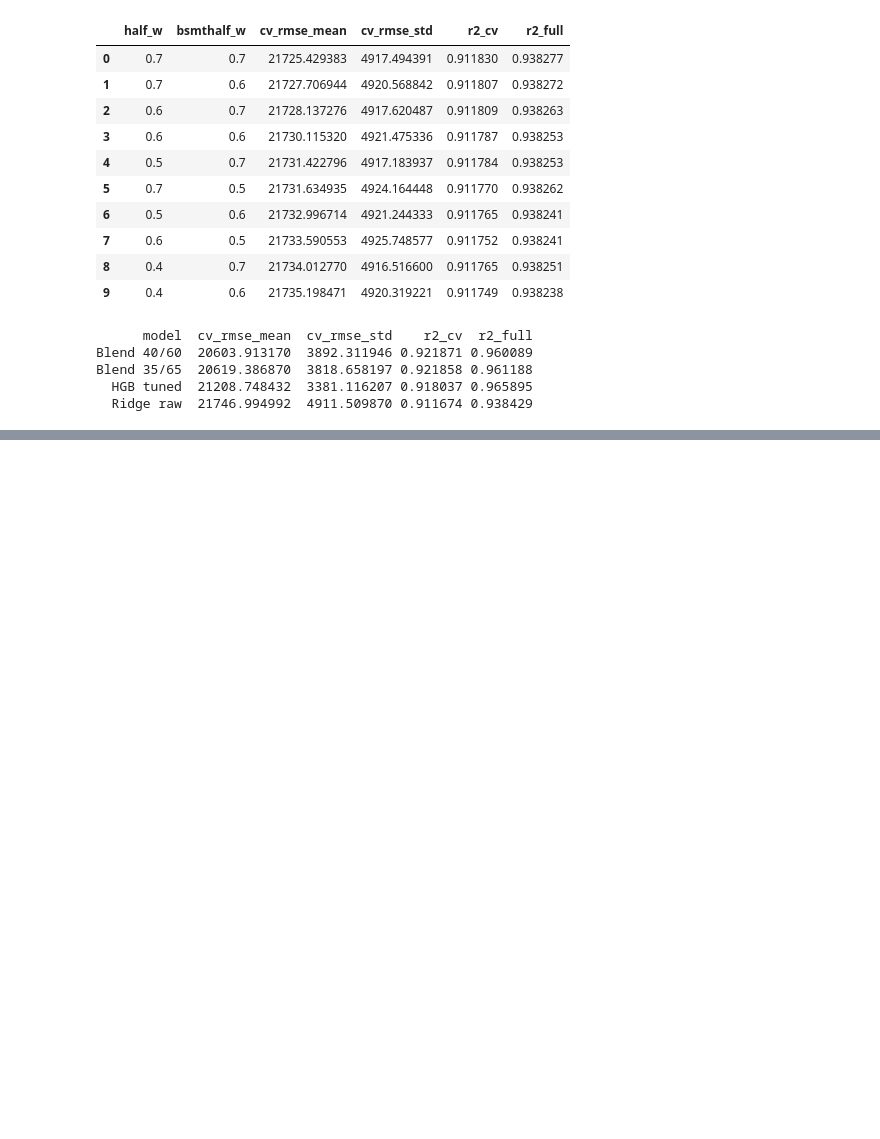
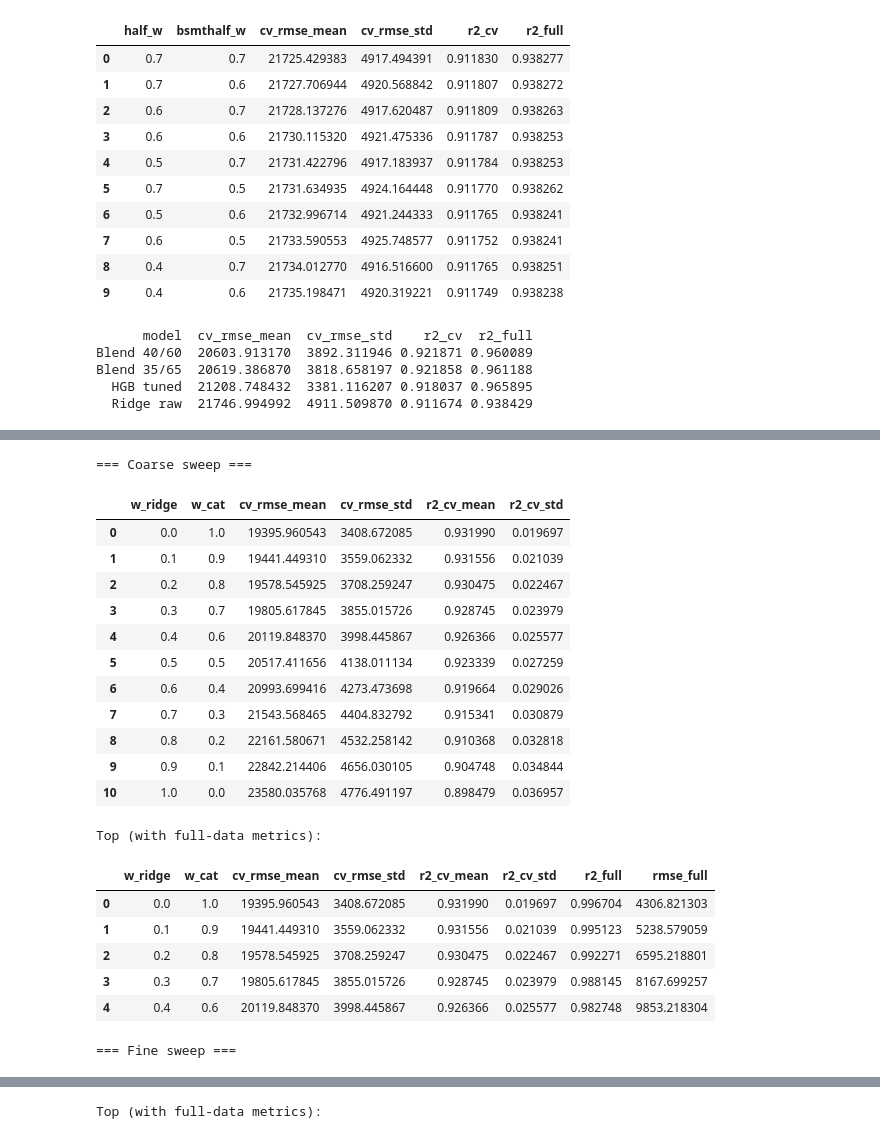
Before and after one commit to asilbert/MLProject, a Jupyter notebook: MLProject_V2.ipynb, the cells around one changed output, grey strips where cells are left out. Cells and saved outputs as stored; diff of their text form; code cells hidden in the pictures; blank space fills up the shorter version.

Commit message:
Exploring catboost optimization

```diff
--- a/MLProject_V2.ipynb
+++ b/MLProject_V2.ipynb
@@ -1959,0 +1451,14 @@ Blend 35/65  20619.386870  3818.658197 0.921858 0.961188
+# %%
+from catboost import CatBoostRegressor
+from sklearn.pipeline import Pipeline
+
+def make_catboost_pipe(df_schema, **cb_params):
+    pre = build_preprocessor(df_schema, mode="tree", log_cols=[], scale_features=[])
+    # set safe defaults only if not provided
+    cb_params = dict(cb_params)
+    cb_params.setdefault("loss_function", "RMSE")
+    cb_params.setdefault("random_state", 42)
+    cb_params.setdefault("verbose", 0)
+    cb_params.setdefault("thread_count", -1)
+    reg = CatBoostRegressor(**cb_params)
+    return Pipeline([("prep", pre), ("reg", reg)])
@@ -1959,0 +1674,65 @@ Blend 35/65  20619.386870  3818.658197 0.921858 0.961188
+# %%
+# 1) Build tuned Ridge and tuned CatBoost (use your best params)
+ridge_tuned = make_linear_pipe(
+    X_fe,
+    model="ridge",
+    model_kwargs={"alpha": 18.873918221350976, "max_iter": 200_000, "tol": 1e-3}
+)
+
+cat_micro = make_catboost_pipe(
+    X_fe,
+    depth=6,
+    learning_rate=0.05909721809490084,
+    l2_leaf_reg=2.5464518982146473,
+    n_estimators=1300,      # or iterations=1300
+    subsample=0.8,
+    colsample_bylevel=0.8,
+    verbose=0,
+    thread_count=-1,
+    random_state=42
+)
+
+# 2) Sweep weights (coarse → fine)
+coarse_weights = np.round(np.arange(0.0, 1.01, 0.1), 2)
+coarse_df, coarse_top = cv_blend_sweep(
+    X_fe, y, ridge_tuned, cat_micro,
+    weights=coarse_weights, cv=5, random_state=42, return_full_fit=True
+)
+print("=== Coarse sweep ===")
+display(coarse_df.head(12))
+print("Top (with full-data metrics):")
+display(coarse_top)
+
+# 3) Fine sweep around the best coarse weight
+best_w = float(coarse_df.loc[coarse_df["cv_rmse_mean"].idxmin(), "w_ridge"])
+fine_weights = np.round(np.arange(max(0, best_w-0.1), min(1, best_w+0.1)+1e-9, 0.01), 2)
+fine_df, fine_top = cv_blend_sweep(
+    X_fe, y, ridge_tuned, cat_micro,
+    weights=fine_weights, cv=5, random_state=42, return_full_fit=True
+)
+print("=== Fine sweep ===")
+display(fine_df.head(12))
+print("Top (with full-data metrics):")
+display(fine_top)
+# %% [output]
+=== Coarse sweep ===
+|  | w_ridge | w_cat | cv_rmse_mean | cv_rmse_std | r2_cv_mean | r2_cv_std |
+| 0 | 0.0 | 1.0 | 19395.960543 | 3408.672085 | 0.931990 | 0.019697 |
+| 1 | 0.1 | 0.9 | 19441.449310 | 3559.062332 | 0.931556 | 0.021039 |
+| 2 | 0.2 | 0.8 | 19578.545925 | 3708.259247 | 0.930475 | 0.022467 |
+| 3 | 0.3 | 0.7 | 19805.617845 | 3855.015726 | 0.928745 | 0.023979 |
+| 4 | 0.4 | 0.6 | 20119.848370 | 3998.445867 | 0.926366 | 0.025577 |
+| 5 | 0.5 | 0.5 | 20517.411656 | 4138.011134 | 0.923339 | 0.027259 |
+| 6 | 0.6 | 0.4 | 20993.699416 | 4273.473698 | 0.919664 | 0.029026 |
+| 7 | 0.7 | 0.3 | 21543.568465 | 4404.832792 | 0.915341 | 0.030879 |
+| 8 | 0.8 | 0.2 | 22161.580671 | 4532.258142 | 0.910368 | 0.032818 |
+| 9 | 0.9 | 0.1 | 22842.214406 | 4656.030105 | 0.904748 | 0.034844 |
+| 10 | 1.0 | 0.0 | 23580.035768 | 4776.491197 | 0.898479 | 0.036957 |
+Top (with full-data metrics):
+|  | w_ridge | w_cat | cv_rmse_mean | cv_rmse_std | r2_cv_mean | r2_cv_std | r2_full | rmse_full |
+| 0 | 0.0 | 1.0 | 19395.960543 | 3408.672085 | 0.931990 | 0.019697 | 0.996704 | 4306.821303 |
+| 1 | 0.1 | 0.9 | 19441.449310 | 3559.062332 | 0.931556 | 0.021039 | 0.995123 | 5238.579059 |
+| 2 | 0.2 | 0.8 | 19578.545925 | 3708.259247 | 0.930475 | 0.022467 | 0.992271 | 6595.218801 |
+| 3 | 0.3 | 0.7 | 19805.617845 | 3855.015726 | 0.928745 | 0.023979 | 0.988145 | 8167.699257 |
+| 4 | 0.4 | 0.6 | 20119.848370 | 3998.445867 | 0.926366 | 0.025577 | 0.982748 | 9853.218304 |
+=== Fine sweep ===
@@ -1959,0 +1751 @@ Blend 35/65  20619.386870  3818.658197 0.921858 0.961188
+Top (with full-data metrics):
```
Also changed, not shown: parts of 33 cells of this notebook, 10 other files.
